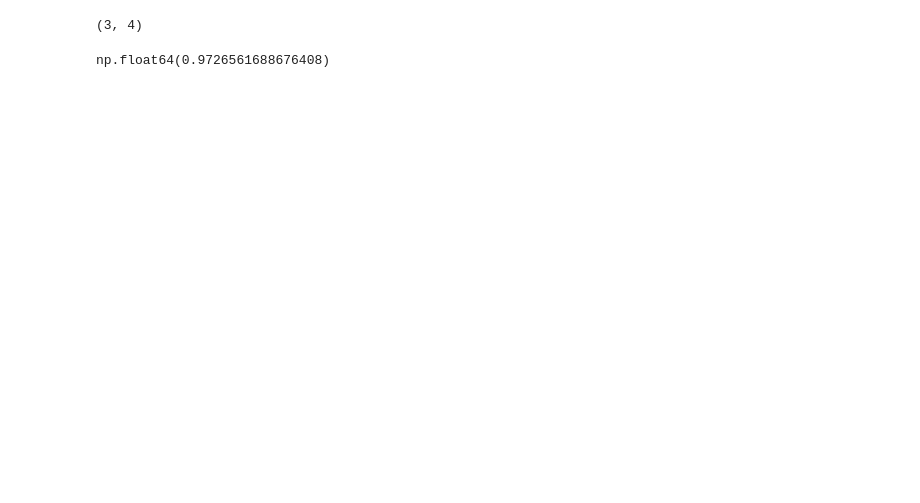
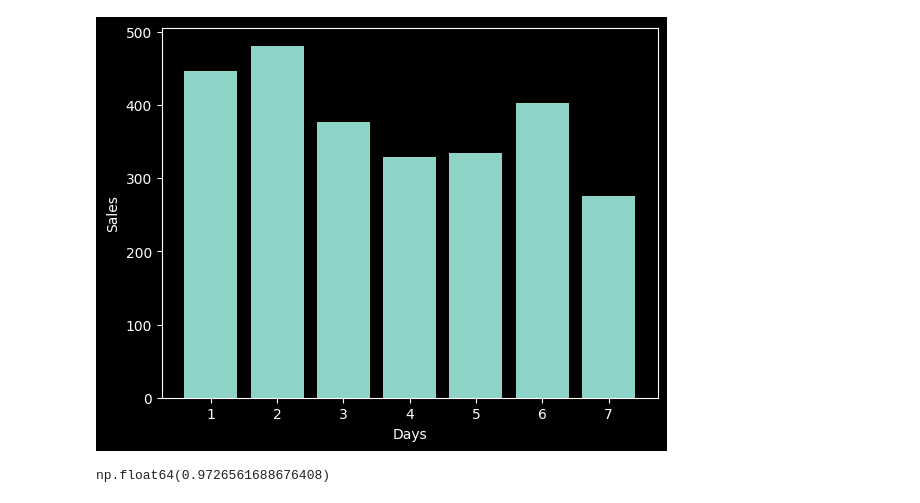
Before and after one commit to KasavRushikesh09/Python_Programs, a Jupyter notebook: PracticeSet1/today.ipynb, the cells around one changed output. Cells and saved outputs as stored; diff of their text form; code cells hidden in the pictures; blank space fills up the shorter version.

```diff
--- a/PracticeSet1/today.ipynb
+++ b/PracticeSet1/today.ipynb
@@ -3,6 +3,10 @@ import pandas as pd
 import numpy as np
 import matplotlib.pyplot as plt
 
-arr = np.random.rand(3,4)
-arr
+data = {
+    'day' : [1,2,3,4,5,6,7],
+     'sales' : np.random.randint(100,500,7)
+}
+df = pd.DataFrame(data)
+df
 # %% [output]
@@ -12,7 +21,10 @@ array([[0.97265617, 0.95011   , 0.8082867 , 0.96609042],
 # %%
-arr.shape
+plt.bar(df['day'],df['sales'])
+plt.xlabel('Days')
+plt.ylabel('Sales')
+plt.show()
 # %% [output]
-(3, 4)
+[figure, added]
 # %%
 arr.max()
 # %% [output]
```
Also changed, not shown: parts of 32 cells of this notebook.
